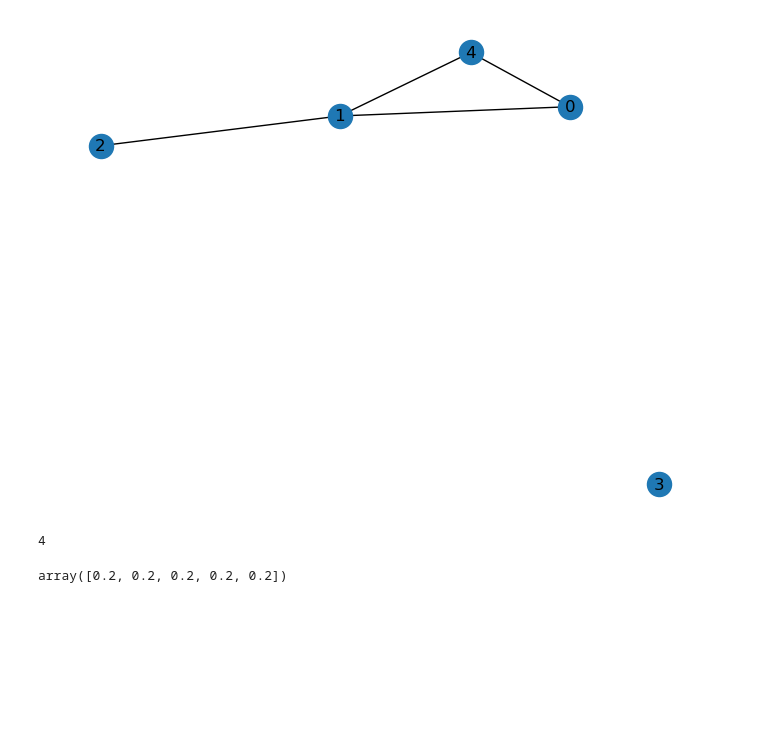
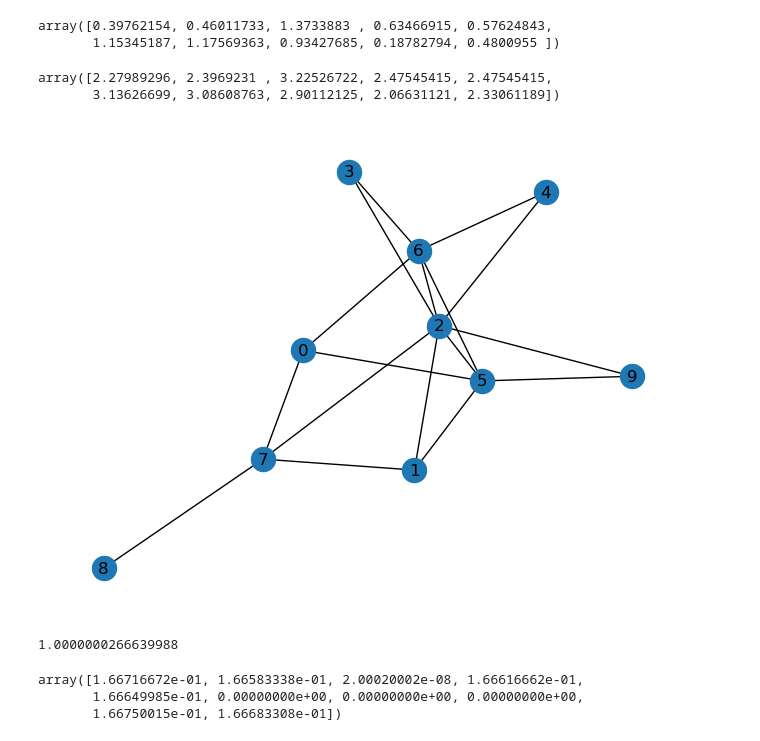
Before and after one commit to andrewklayk/frankwolfe-maxclique-ods, a Jupyter notebook: main.ipynb, the cells around one changed output. Saved outputs shown, nothing was run; the diff lists cells and outputs as text; code cells hidden in the pictures; blank space fills up the shorter version.

```diff
--- a/main.ipynb
+++ b/main.ipynb
@@ -63,8 +76,8 @@ def make_test_graph(n, p):
     r = [0,1]
     A = np.tril(np.random.default_rng().choice(a=r, size=(n,n),p=[1-p, p]), k=-1)
     A = A + A.T
-    for i in range(n):
-        A[i,i] = 1
+    # for i in range(n):
+    #     A[i,i] = 1
     return A
 
 def draw_graph(A):
@@ -85,6 +102,17 @@ A = np.array([
+# %%
+grad_sp
+# %% [output]
+array([0.39762154, 0.46011733, 1.3733883 , 0.63466915, 0.57624843,
+       1.15345187, 1.17569363, 0.93427685, 0.18782794, 0.4800955 ])
+# %%
+maxclique_grad(A, x_0)
+# %% [output]
+array([2.27989296, 2.3969231 , 3.22526722, 2.47545415, 2.47545415,
+       3.13626699, 3.08608763, 2.90112125, 2.06631121, 2.33061189])
 # %%
-A = make_test_graph(5, 0.6)
+n = 10
+A = make_test_graph(n, 0.4)
 draw_graph(A)
 # %% [output]
-[figure, old version]
+[figure, new version]
 # %%
@@ -94,8 +122,11 @@ x_hist, s_hist = frankwolfe(A=A, grad=maxclique_grad, lmo=maxclique_lmo, max_ite
-# %%
-np.sum(np.abs(x_hist[-1]) >= 1e-5)
-# %% [output]
-4
-# %%
-x_0
-# %% [output]
-array([0.2, 0.2, 0.2, 0.2, 0.2])
+# %%
+x = x_hist[-1]
+1./(1.-np.dot(np.dot(x.T,A),x))
+# %% [output]
+1.0000000266639988
+# %%
+x
+# %% [output]
+array([1.66716672e-01, 1.66583338e-01, 2.00020002e-08, 1.66616662e-01,
+       1.66649985e-01, 0.00000000e+00, 0.00000000e+00, 0.00000000e+00,
+       1.66750015e-01, 1.66683308e-01])
```
Also changed, not shown: parts of 10 cells of this notebook, 2 other files.
